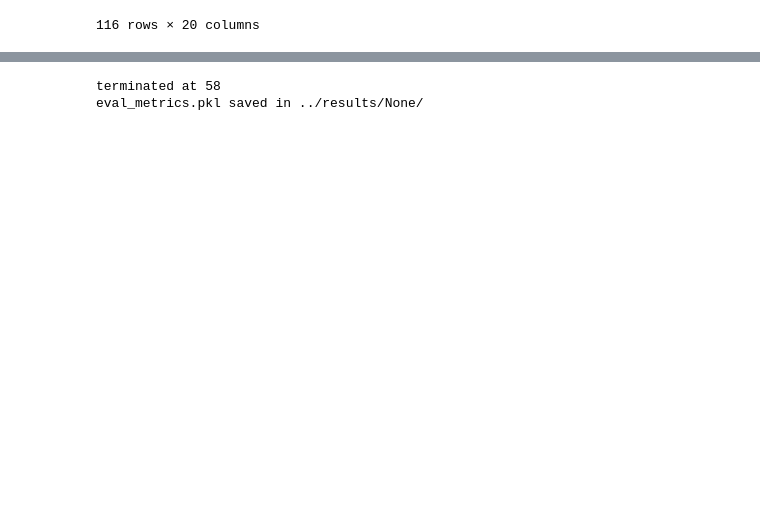
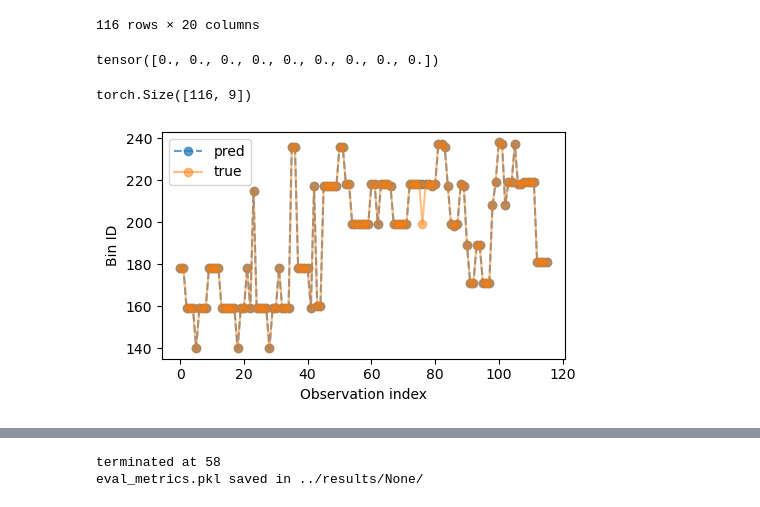
Before and after one commit to rachelhur/survey-ops, a Jupyter notebook: notebooks/v1-behaviroCloningAstrophysicalStates.ipynb, the cells around one changed output, grey strips where cells are left out. Saved outputs shown, nothing was run; the diff lists cells and outputs as text; code cells hidden in the pictures; blank space fills up the shorter version.

```diff
--- a/notebooks/v1-behaviroCloningAstrophysicalStates.ipynb
+++ b/notebooks/v1-behaviroCloningAstrophysicalStates.ipynb
@@ -168,7 +168,7 @@ alg_config = {
     'num_actions': dataset.num_actions,
     'hidden_dim': 64,
     'device': device,
-    'lr': 5e-3,
+    'lr': 3e-3,
     'loss_fxn': None, #torch.nn.cross_entropy,
     # 'use_double': True,
 }
@@ -290,3 +290,11 @@ dataset._df
 | 114 | 229365 | 314.236420 | -56.010414 | 90 | i | 2012B-0001 | survey | 1.10 | 0.82 | 2013-09-01 04:27:11 | 204.580002 | ... |
 | 115 | 229366 | 311.500519 | -57.024914 | 90 | i | 2012B-0001 | survey | 1.33 | 0.83 | 2013-09-01 04:29:19 | 205.929993 | ... |
 116 rows × 20 columns
+# %%
+dataset.states[0]
+# %% [output]
+tensor([0., 0., 0., 0., 0., 0., 0., 0., 0.])
+# %%
+dataset.states.shape
+# %% [output]
+torch.Size([116, 9])
@@ -293,3 +303,37 @@ dataset._df
+# %%
+eval_actions = []
+success_sequence = []
+azel_sequence = [(az, el) for az, el in zip (dataset.states[:, 0], dataset.states[:, 1])]
+
+with torch.no_grad():
+    for i, state in enumerate(dataset.states):
+        q_vals = agent.algorithm.policy_net(state).unsqueeze(0)
+        action = torch.argmax(q_vals, dim=1).item()
+        eval_actions.append(action)
+
+        candidates_in_bin = np.array(dataset.id2azel[action])
+        success_sequence.append(azel_sequence[i] in candidates_in_bin)
+        dataset.actions
+# %%
+target_sequence = dataset.actions.detach().numpy()
+eval_sequence = eval_actions
+
+fig, axs = plt.subplots(1, figsize=(5,3))
+axs.plot(eval_sequence, marker='o', linestyle='dashed', label='pred', alpha=.7)
+axs.plot(target_sequence, marker='o', label='true', alpha=.5)
+axs.legend()
+axs.set_xlabel('Observation index')
+axs.set_ylabel('Bin ID')
+
+# axs[1].plot(eval_sequence - target_sequence, marker='o')
+# axs[1].legend()
+# axs[1].set_xlabel('obs index')
+# axs[1].set_ylabel('pred - true')
+
+fig.tight_layout()
+fig.savefig(fig_outdir + 'learned_sequence.png')
+# %% [output]
+[figure, added]
 # %%
 from environments import OfflineEnv
 
```
Also changed, not shown: parts of 32 cells of this notebook, 4 other files.
